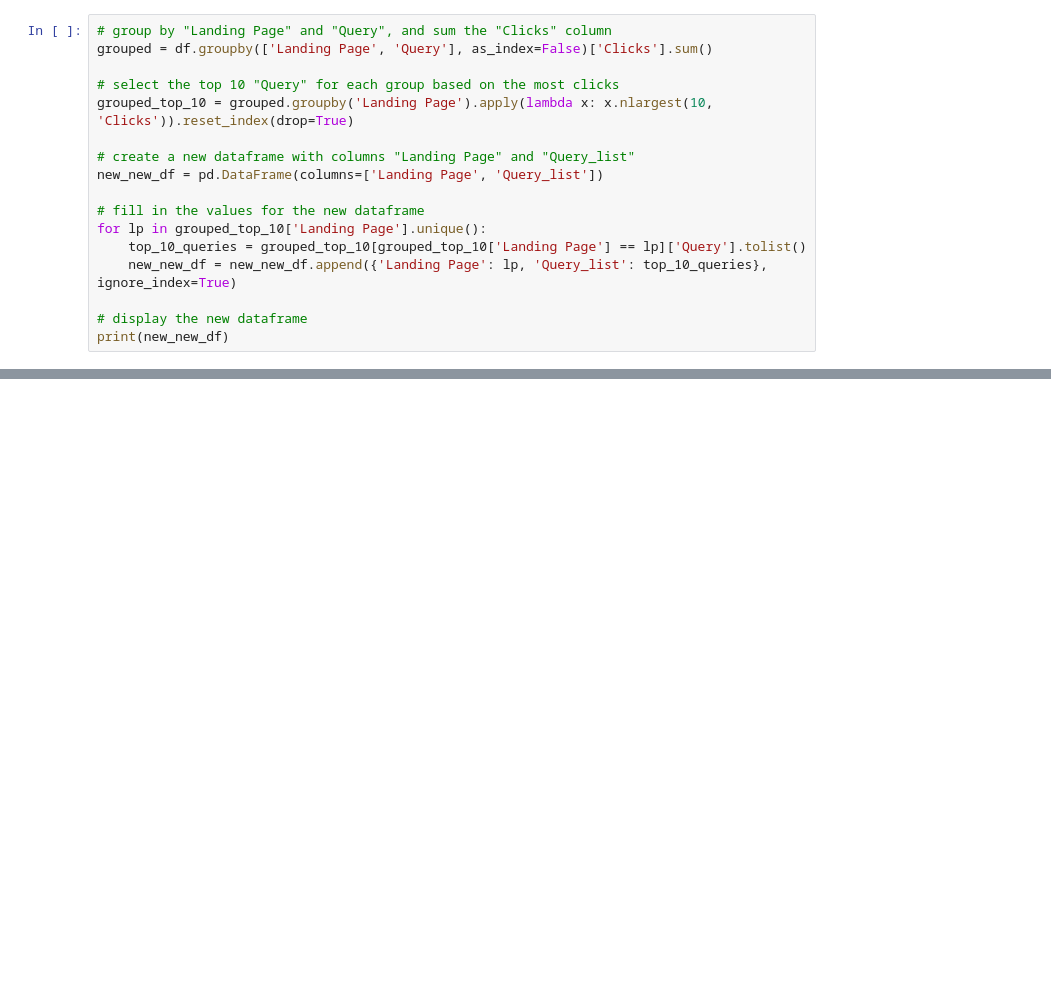
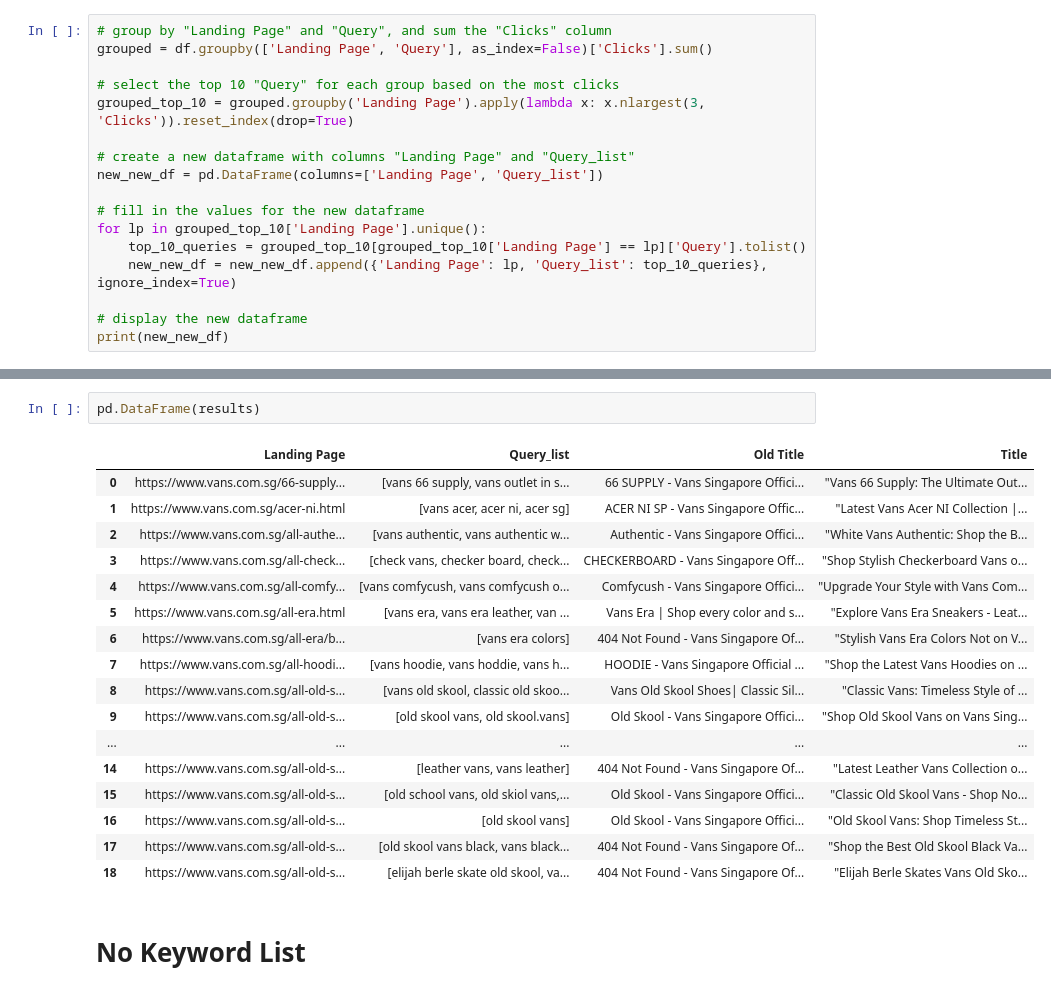
Before and after one commit to tongdailong/python-meta-content, a Jupyter notebook: python-meta-description-advanced.ipynb, the cells around one changed output, grey strips where cells are left out. Cells and saved outputs as stored; diff of their text form; blank space fills up the shorter version.

```diff
--- a/python-meta-description-advanced.ipynb
+++ b/python-meta-description-advanced.ipynb
@@ -54,7 +87,7 @@ df
 grouped = df.groupby(['Landing Page', 'Query'], as_index=False)['Clicks'].sum()
 
 # select the top 10 "Query" for each group based on the most clicks
-grouped_top_10 = grouped.groupby('Landing Page').apply(lambda x: x.nlargest(10, 'Clicks')).reset_index(drop=True)
+grouped_top_10 = grouped.groupby('Landing Page').apply(lambda x: x.nlargest(3, 'Clicks')).reset_index(drop=True)
 
 # create a new dataframe with columns "Landing Page" and "Query_list"
 new_new_df = pd.DataFrame(columns=['Landing Page', 'Query_list'])
@@ -87,3 +591,25 @@ print(new_new_df)
+# %%
+pd.DataFrame(results)
+# %% [output]
+|  | Landing Page | Query_list | Old Title | Title |
+| 0 | https://www.vans.com.sg/66-supply... | [vans 66 supply, vans outlet in s... | 66 SUPPLY - Vans Singapore Offici... | "Vans 66 Supply: The Ultimate Out... |
+| 1 | https://www.vans.com.sg/acer-ni.html | [vans acer, acer ni, acer sg] | ACER NI SP - Vans Singapore Offic... | "Latest Vans Acer NI Collection |... |
+| 2 | https://www.vans.com.sg/all-authe... | [vans authentic, vans authentic w... | Authentic - Vans Singapore Offici... | "White Vans Authentic: Shop the B... |
+| 3 | https://www.vans.com.sg/all-check... | [check vans, checker board, check... | CHECKERBOARD - Vans Singapore Off... | "Shop Stylish Checkerboard Vans o... |
+| 4 | https://www.vans.com.sg/all-comfy... | [vans comfycush, vans comfycush o... | Comfycush - Vans Singapore Offici... | "Upgrade Your Style with Vans Com... |
+| 5 | https://www.vans.com.sg/all-era.html | [vans era, vans era leather, van ... | Vans Era | Shop every color and s... | "Explore Vans Era Sneakers - Leat... |
+| 6 | https://www.vans.com.sg/all-era/b... | [vans era colors] | 404 Not Found - Vans Singapore Of... | "Stylish Vans Era Colors Not on V... |
+| 7 | https://www.vans.com.sg/all-hoodi... | [vans hoodie, vans hoddie, vans h... | HOODIE - Vans Singapore Official ... | "Shop the Latest Vans Hoodies on ... |
+| 8 | https://www.vans.com.sg/all-old-s... | [vans old skool, classic old skoo... | Vans Old Skool Shoes| Classic Sil... | "Classic Vans: Timeless Style of ... |
+| 9 | https://www.vans.com.sg/all-old-s... | [old skool vans, old skool.vans] | Old Skool - Vans Singapore Offici... | "Shop Old Skool Vans on Vans Sing... |
+| ... | ... | ... | ... | ... |
+| 14 | https://www.vans.com.sg/all-old-s... | [leather vans, vans leather] | 404 Not Found - Vans Singapore Of... | "Latest Leather Vans Collection o... |
+| 15 | https://www.vans.com.sg/all-old-s... | [old school vans, old skiol vans,... | Old Skool - Vans Singapore Offici... | "Classic Old Skool Vans - Shop No... |
+| 16 | https://www.vans.com.sg/all-old-s... | [old skool vans] | Old Skool - Vans Singapore Offici... | "Old Skool Vans: Shop Timeless St... |
+| 17 | https://www.vans.com.sg/all-old-s... | [old skool vans black, vans black... | 404 Not Found - Vans Singapore Of... | "Shop the Best Old Skool Black Va... |
+| 18 | https://www.vans.com.sg/all-old-s... | [elijah berle skate old skool, va... | 404 Not Found - Vans Singapore Of... | "Elijah Berle Skates Vans Old Sko... |
+# %% [markdown]
+# No Keyword List
 # %%
 import csv
 
```
Also changed, not shown: parts of 31 cells of this notebook, 27 other files.
